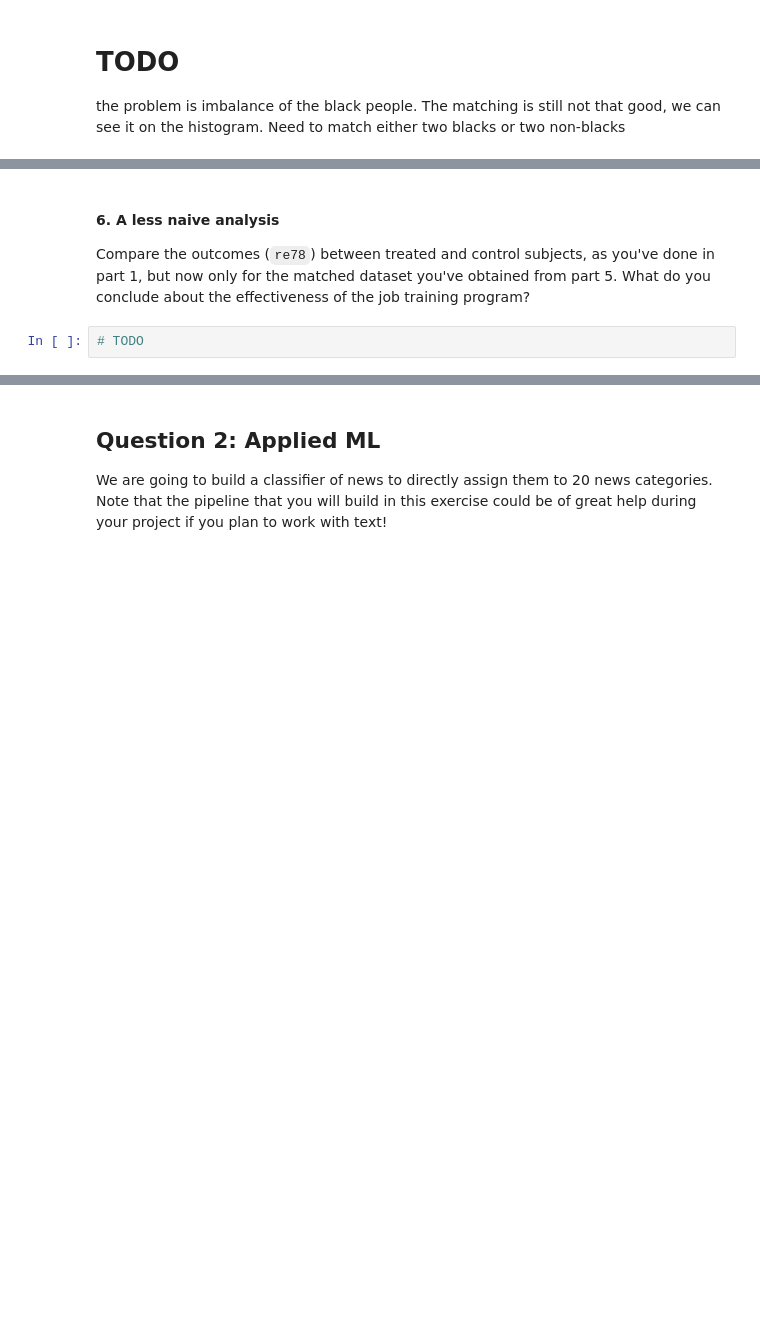
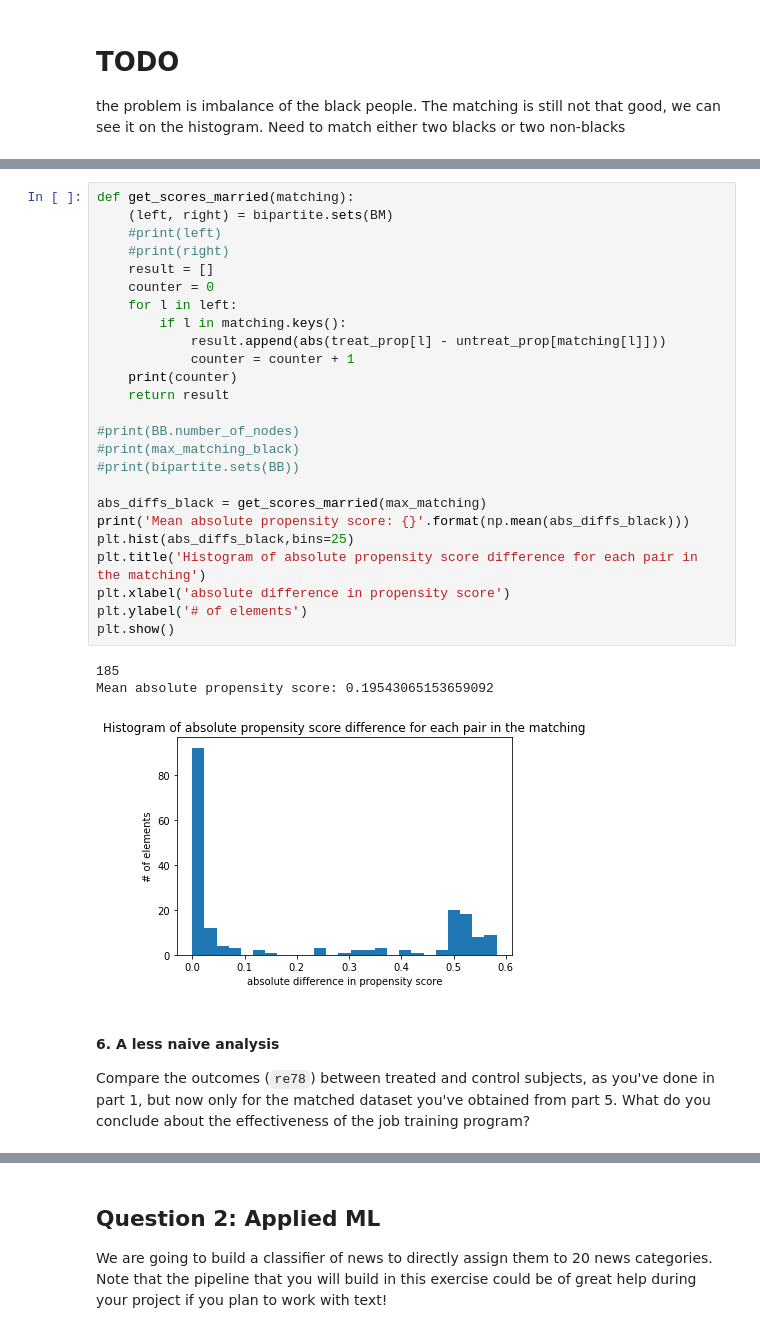
Before and after one commit to csbenz/ada, a Jupyter notebook: 04 - Applied ML/hw4.ipynb, the cells around one changed output, grey strips where cells are left out. Cells and saved outputs as stored; diff of their text form; blank space fills up the shorter version.

```diff
--- a/04 - Applied ML/hw4.ipynb
+++ b/04 - Applied ML/hw4.ipynb
@@ -454,7 +528,34 @@ Mean absolute propensity score: 0.38115684604291544
+# %%
+def get_scores_married(matching):
+    (left, right) = bipartite.sets(BM)
+    #print(left)
+    #print(right)
+    result = []
+    counter = 0
+    for l in left:
+        if l in matching.keys():
+            result.append(abs(treat_prop[l] - untreat_prop[matching[l]]))
+            counter = counter + 1
+    print(counter)
+    return result
+
+#print(BB.number_of_nodes)
+#print(max_matching_black)
+#print(bipartite.sets(BB))
+
+abs_diffs_black = get_scores_married(max_matching)
+print('Mean absolute propensity score: {}'.format(np.mean(abs_diffs_black)))
+plt.hist(abs_diffs_black,bins=25)
+plt.title('Histogram of absolute propensity score difference for each pair in the matching')
+plt.xlabel('absolute difference in propensity score')
+plt.ylabel('# of elements')
+plt.show()
+# %% [output]
+185
+Mean absolute propensity score: 0.19543065153659092
+[figure, added]
 # %% [markdown]
 #### 6. A less naive analysis
 
 Compare the outcomes (`re78`) between treated and control subjects, as you've done in part 1, but now only for the matched dataset you've obtained from part 5.
 What do you conclude about the effectiveness of the job training program?
-# %%
-# TODO
```
Also changed, not shown: parts of 12 cells of this notebook.
